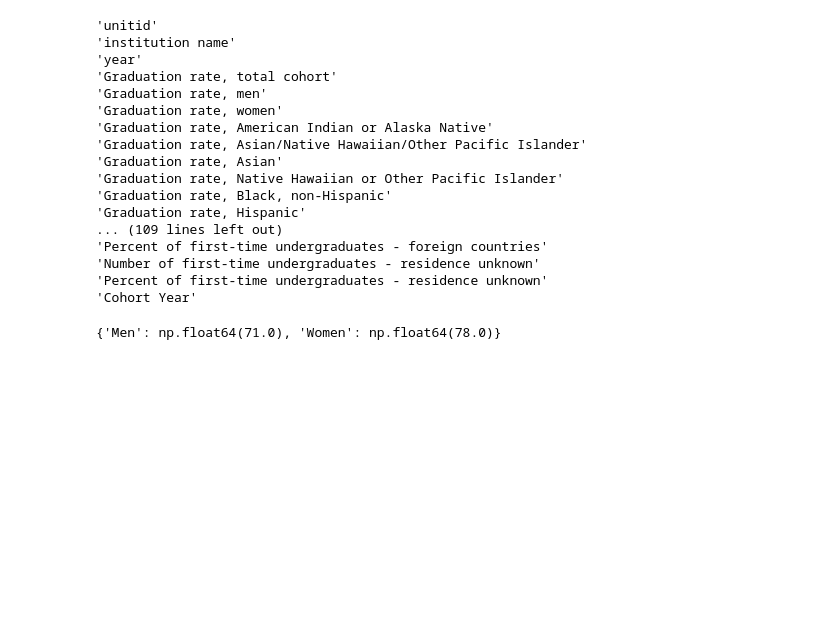
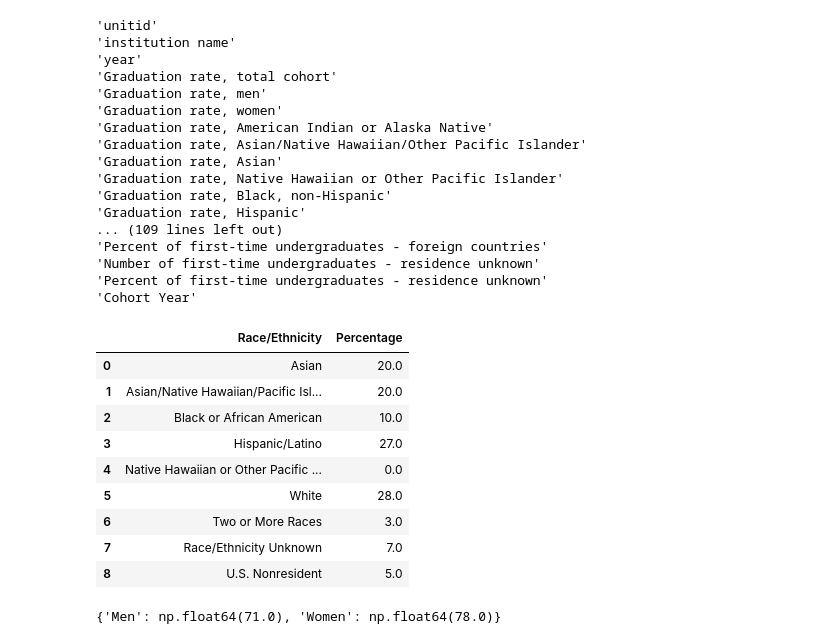
Before and after one commit to pengwingokla/IPEDS-Ed-Analytics-Dashboard, a Jupyter notebook: archives/eda/process_custom.ipynb, the cells around one changed output. Cells and saved outputs as stored; diff of their text form; code cells hidden in the pictures; blank space fills up the shorter version.

```diff
--- a/archives/eda/process_custom.ipynb
+++ b/archives/eda/process_custom.ipynb
@@ -236,6 +237,84 @@ for col in inst_df.columns:
 'Number of first-time undergraduates - residence unknown'
 'Percent of first-time undergraduates - residence unknown'
 'Cohort Year'
+# %%
+selected_institution = 'New Jersey Institute of Technology'
+
+# Filter data for the selected institution
+inst_df = df[df['institution name'] == selected_institution].copy()
+
+if inst_df.empty:
+    raise ValueError(f"No data found for institution: {selected_institution}")
+
+# Get the most recent year's data
+latest_year = inst_df['year'].max()
+latest_data = inst_df[inst_df['year'] == latest_year].iloc[0]
+
+# Create dataframe with enrollment percentages by race/ethnicity
+enrollment_data = {
+'Race/Ethnicity': [
+    'Asian',
+    'Asian/Native Hawaiian/Pacific Islander',
+    'Black or African American',
+    'Hispanic/Latino',
+    'Native Hawaiian or Other Pacific Islander',
+    'White',
+    'Two or More Races',
+    'Unknown',
+    'U.S. Nonresident'
+],
+'Percentage': [
+    latest_data['Percent of undergraduate enrollment that are Asian'],
+    latest_data['Percent of undergraduate enrollment that are Asian/Native Hawaiian/Pacific Islander'],
+    latest_data['Percent of undergraduate enrollment that are Black or African American'],
+    latest_data['Percent of undergraduate enrollment that are Hispanic/Latino'],
+    latest_data['Percent of undergraduate enrollment that are Native Hawaiian or Other Pacific Islander'],
+    latest_data['Percent of undergraduate enrollment that are White'],
+    latest_data['Percent of undergraduate enrollment that are two or more races'],
+    latest_data['Percent of undergraduate enrollment that are Race/ethnicity unknown'],
+    latest_data['Percent of undergraduate enrollment that are U.S. Nonresident']
+]
+}
+plot_df = pd.DataFrame(enrollment_data)
+plot_df.head(10)
+# # Create horizontal bar chart
+# fig = px.bar(
+# plot_df,
+# y='Race/Ethnicity',
+# x='Percentage',
+# orientation='h',
+# title=f"{selected_institution} Undergraduate Enrollment by Race/Ethnicity ({latest_year})",
+# color_discrete_sequence=px.colors.sequential.Blues[8::-1]
+# )
+
+# # Update layout
+# fig.update_layout(
+# template='plotly_white',
+# height=600,  # Increased height to accommodate more categories
+# xaxis_title="Percentage of Total Enrollment",
+# yaxis_title=None,
+# showlegend=False
+# )
+
+# # Add percentage labels on bars
+# fig.update_traces(
+# text=plot_df['Percentage'],
+# textposition='auto',
+# marker_line_width=0
+# )
+
+# fig
+# %% [output]
+|  | Race/Ethnicity | Percentage |
+| 0 | Asian | 20.0 |
+| 1 | Asian/Native Hawaiian/Pacific Isl... | 20.0 |
+| 2 | Black or African American | 10.0 |
+| 3 | Hispanic/Latino | 27.0 |
+| 4 | Native Hawaiian or Other Pacific ... | 0.0 |
+| 5 | White | 28.0 |
+| 6 | Two or More Races | 3.0 |
+| 7 | Race/Ethnicity Unknown | 7.0 |
+| 8 | U.S. Nonresident | 5.0 |
 # %%
 # Default to NJIT if no institution is selected
 selected_institution = 'New Jersey Institute of Technology'
```
Also changed, not shown: parts of 4 cells of this notebook, 11 other files.
